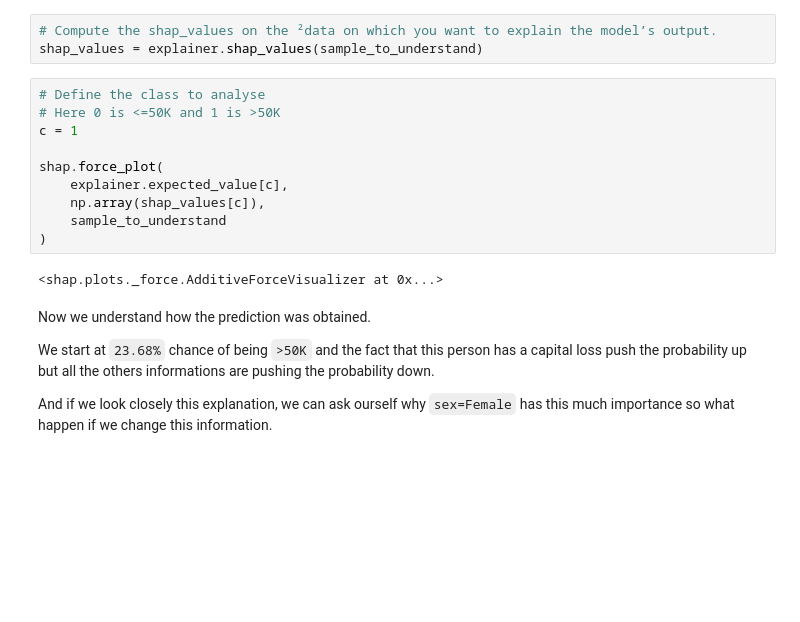
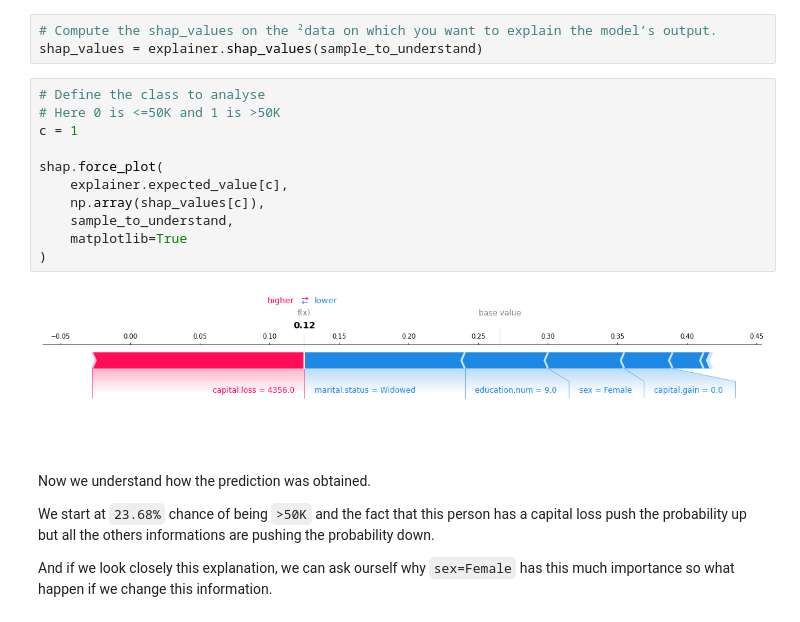
Before and after one commit to Nathanlauga/understand-robustness, a Jupyter notebook: notebooks/understand_robustness.ipynb, the cells around one changed output. Cells and saved outputs as stored; diff of their text form; blank space fills up the shorter version.

```diff
--- a/notebooks/understand_robustness.ipynb
+++ b/notebooks/understand_robustness.ipynb
@@ -645,15 +645,16 @@ shap_values = explainer.shap_values(sample_to_understand)
 # %%
 # Define the class to analyse
 # Here 0 is <=50K and 1 is >50K
 c = 1
 
 shap.force_plot(
     explainer.expected_value[c],
     np.array(shap_values[c]),
-    sample_to_understand
+    sample_to_understand,
+    matplotlib=True
 )
 # %% [output]
-<shap.plots._force.AdditiveForceVisualizer at 0x...>
+[figure, added]
 # %% [markdown]
 Now we understand how the prediction was obtained.
 
```
Also changed, not shown: parts of 3 cells of this notebook.
